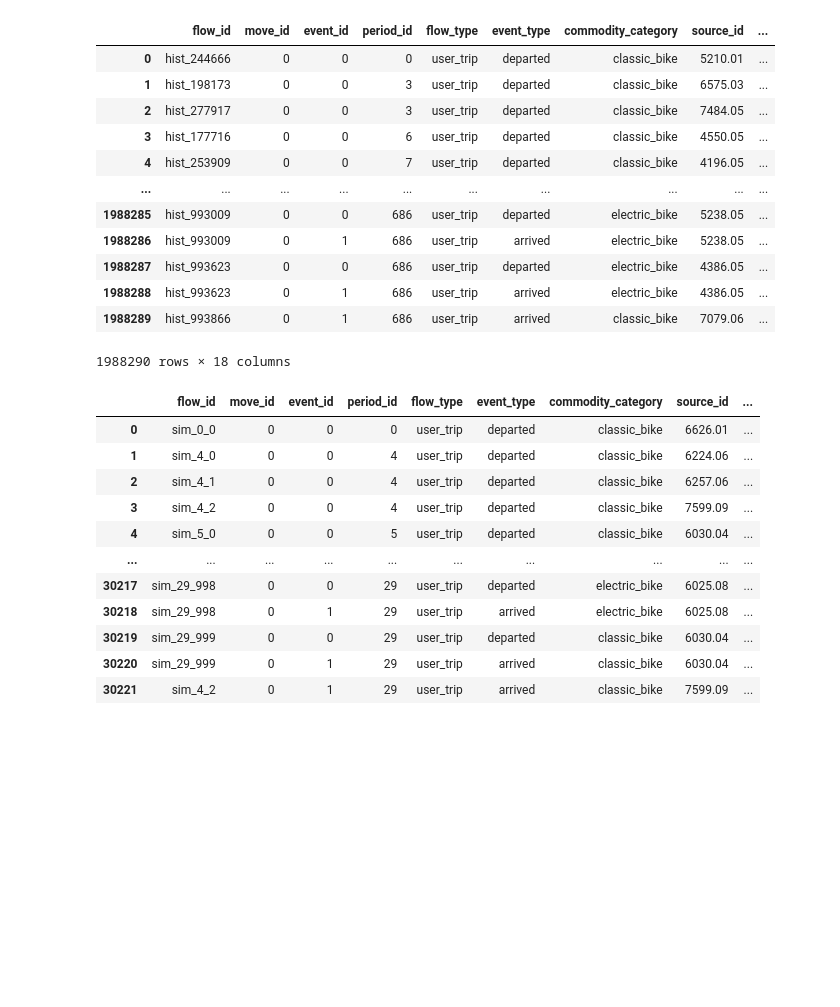
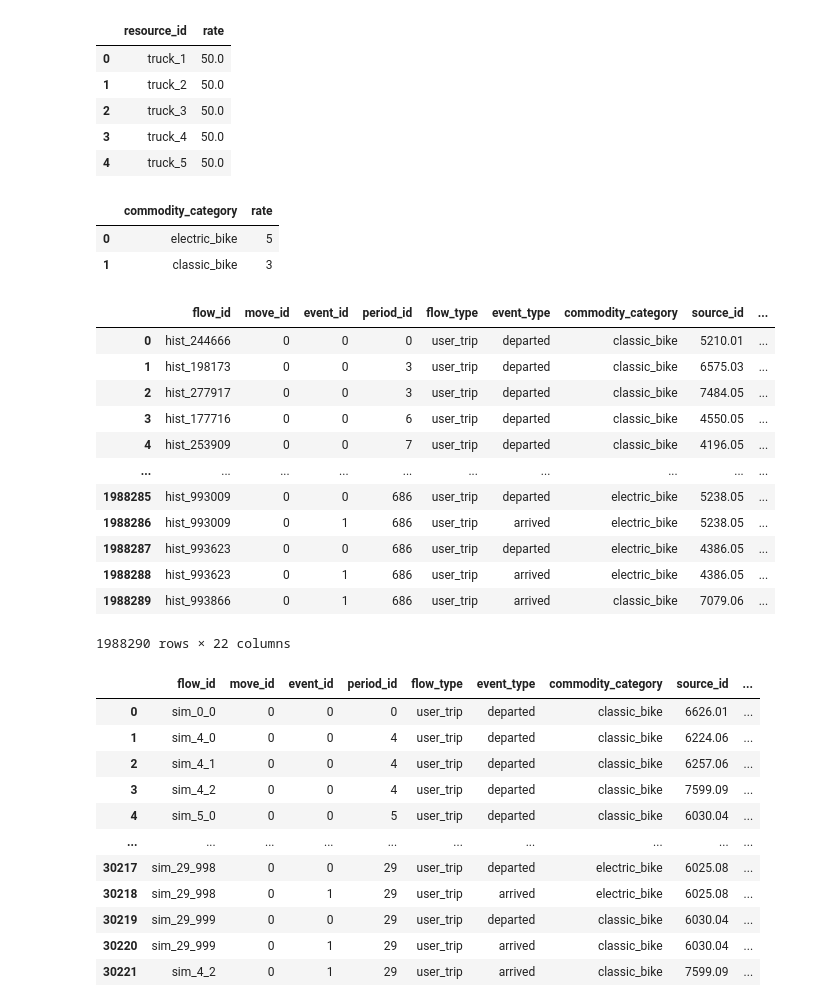
Before and after one commit to vlzm/GFDRR, a Jupyter notebook: notebooks/test_pipeline.ipynb, the cells around one changed output. Saved outputs shown, nothing was run; the diff lists cells and outputs as text; code cells hidden in the pictures; blank space fills up the shorter version.

```diff
--- a/notebooks/test_pipeline.ipynb
+++ b/notebooks/test_pipeline.ipynb
@@ -124,5 +162,20 @@ AttributeError: 'ResolvedModelData' object has no attribute 'facilities_capaciti
+# %%
+graph_data.resources_rates_df.head()
+# %% [output]
+|  | resource_id | rate |
+| 0 | truck_1 | 50.0 |
+| 1 | truck_2 | 50.0 |
+| 2 | truck_3 | 50.0 |
+| 3 | truck_4 | 50.0 |
+| 4 | truck_5 | 50.0 |
+# %%
+graph_data.commodities_categories_rates_df.head()
+# %% [output]
+|  | commodity_category | rate |
+| 0 | electric_bike | 5 |
+| 1 | classic_bike | 3 |
 # %%
-historical_flows_df_raw
+historical_flows_df
 # %% [output]
 |  | flow_id | move_id | event_id | period_id | flow_type | event_type | commodity_category | source_id | ... |
 | 0 | hist_244666 | 0 | 0 | 0 | user_trip | departed | classic_bike | 5210.01 | ... |
@@ -136,7 +189,7 @@ historical_flows_df_raw
 | 1988287 | hist_993623 | 0 | 0 | 686 | user_trip | departed | electric_bike | 4386.05 | ... |
 | 1988288 | hist_993623 | 0 | 1 | 686 | user_trip | arrived | electric_bike | 4386.05 | ... |
 | 1988289 | hist_993866 | 0 | 1 | 686 | user_trip | arrived | classic_bike | 7079.06 | ... |
-1988290 rows × 18 columns
+1988290 rows × 22 columns
 # %%
 # import numpy as np
 
```
Also changed, not shown: parts of 3 cells of this notebook.
